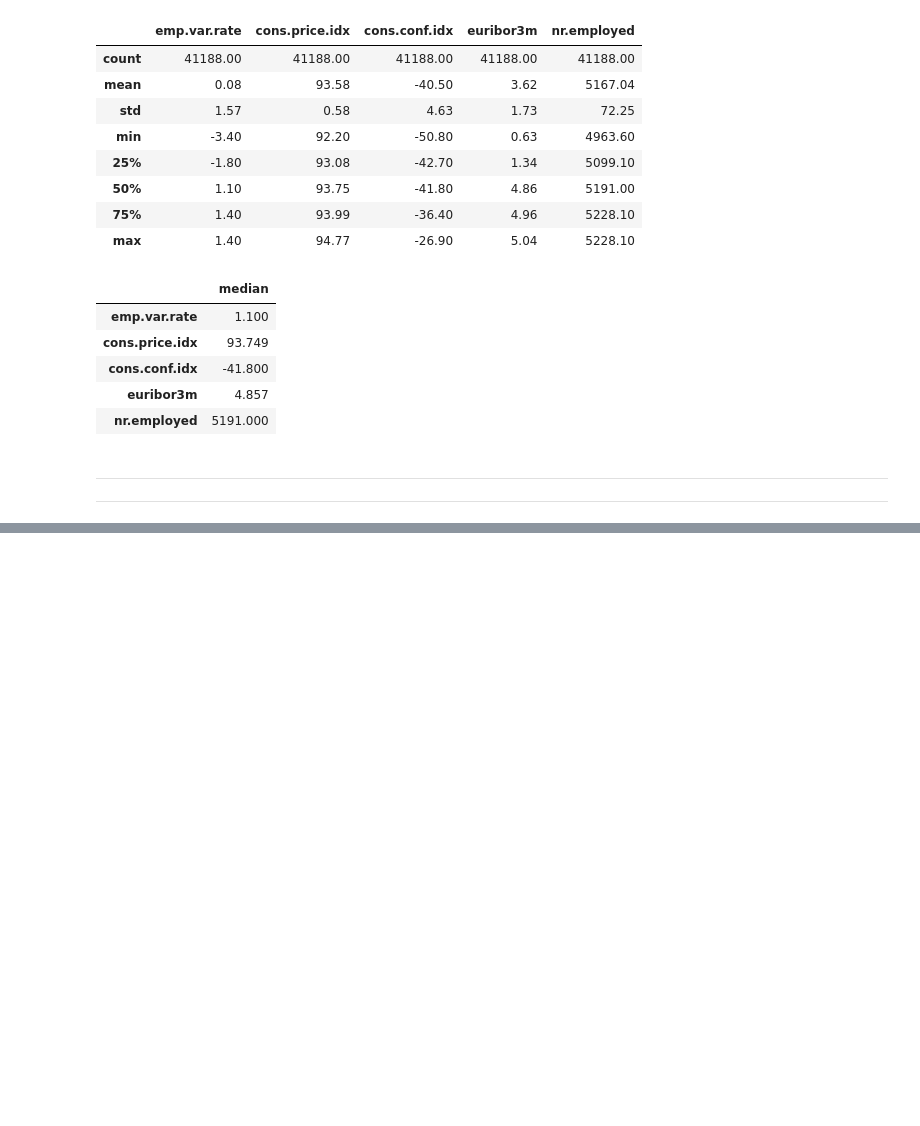
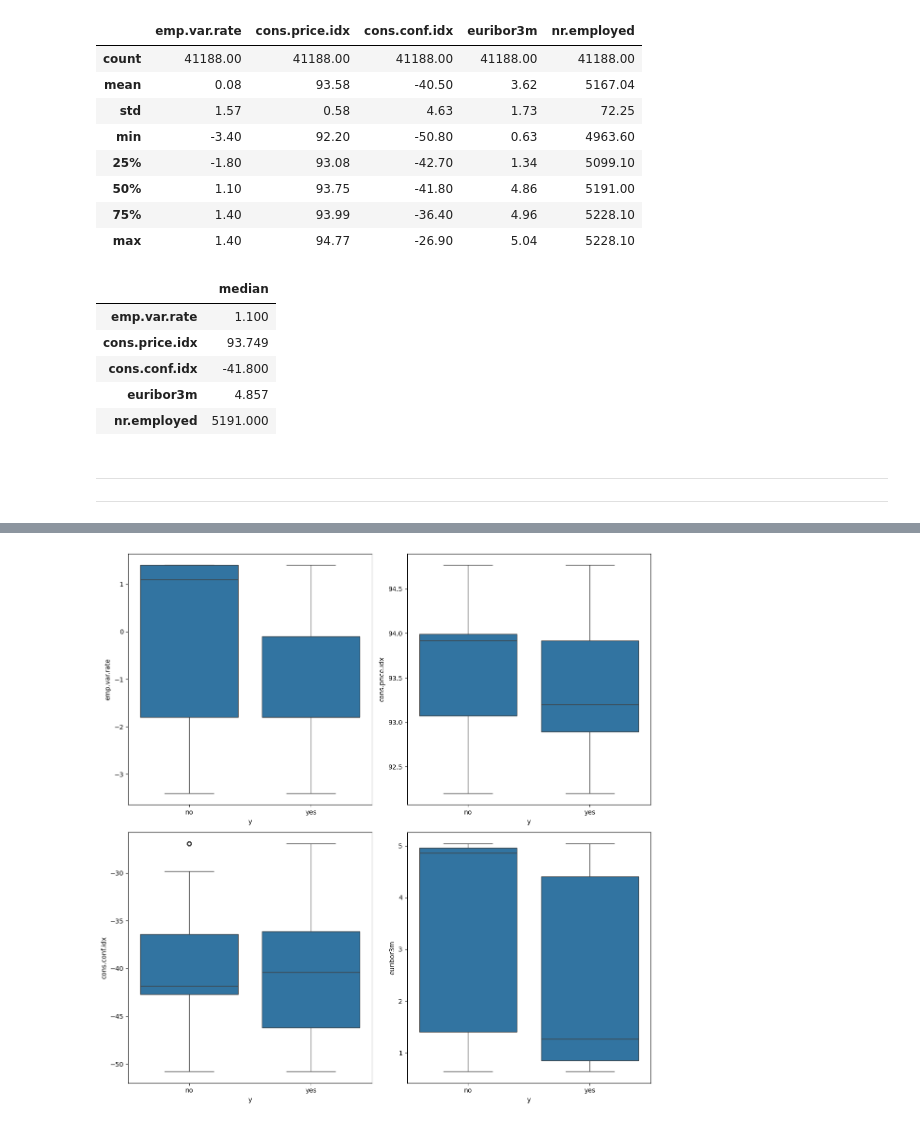
Before and after one commit to diegodelarubia/Trabajo_Final_Master-TFM-, a Jupyter notebook: analysis/analysis_tfm_leoBetancourt.ipynb, the cells around one changed output, grey strips where cells are left out. Saved outputs shown, nothing was run; the diff lists cells and outputs as text; code cells hidden in the pictures; blank space fills up the shorter version.

```diff
--- a/analysis/analysis_tfm_leoBetancourt.ipynb
+++ b/analysis/analysis_tfm_leoBetancourt.ipynb
@@ -346,0 +378,23 @@ bank_info[['emp.var.rate','cons.price.idx','cons.conf.idx','euribor3m','nr.emplo
+# %%
+# TODO: iniciar el grid para el plot (3, 3, figsize=(12, 6))
+fig, axes = plt.subplots(2, 2, figsize=(12, 12))
+
+# TODO: aplanar todos los axes para poder recorrerlos todos en un solo bucle
+axes_flat = axes.flatten()
+
+# TODO: pintar cada scatterplot de forma
+lag_cols = ['emp.var.rate','cons.price.idx','cons.conf.idx','euribor3m','nr.employed']
+
+for i, ax in enumerate(axes_flat):
+    sns.boxplot(
+        data=bank_info,
+        y=lag_cols[i],
+        x="y",
+        legend=False,
+        ax=ax,  # pintamos sobre un ax ya existente
+        )
+
+# TODO: ajustar espacio entre plots
+plt.tight_layout()
+# %% [output]
+[figure, added]
```
Also changed, not shown: parts of 2 cells of this notebook.
